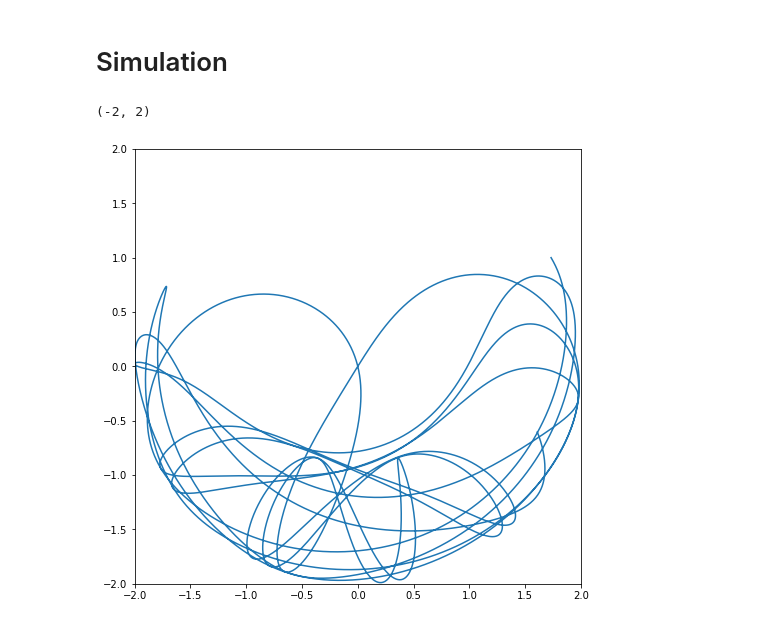
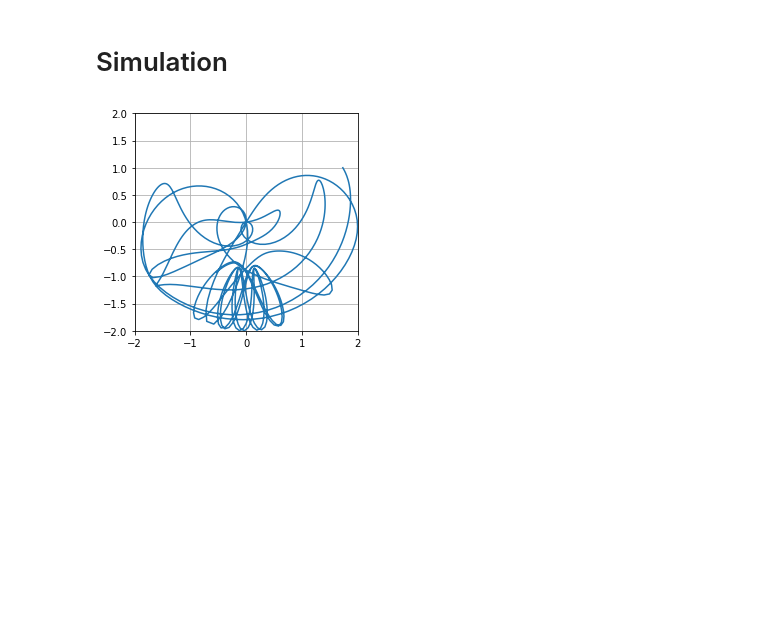
Before and after one commit to jefersonjlima/2dof-arm, a Jupyter notebook: notebook/Robotic_Arm.ipynb, the cells around one changed output. Cells and saved outputs as stored; diff of their text form; code cells hidden in the pictures; blank space fills up the shorter version.

Commit message:
add animation

```diff
--- a/notebook/Robotic_Arm.ipynb
+++ b/notebook/Robotic_Arm.ipynb
@@ -55,18 +58,18 @@ def robot(t,X):
 
     # Inertial matrix
     Bq = np.array([
-                [(M1+M2)*L1**2+M2*L2**2+2*M2*L1*L2*np.cos(q2)  ,  M2*L2**2+M2*L1*L2*np.cos(q2)],
-                [M2*L2**2+M2*L1*L2*np.cos(q2)                  , M2*L2**2]
+                [(M1+M2)*L1**2+M2*L2**2+2*M2*L1*L2*cos(q2)  ,  M2*L2**2+M2*L1*L2*cos(q2)],
+                [M2*L2**2+M2*L1*L2*cos(q2)                  , M2*L2**2]
                     ])
     # C Matrix
     Cq = np.array([
-                    [-M2*L1*L2*np.sin(q2)*(2*dq1*dq2+dq2**2)],
-                    [-M2*L1*L2*np.sin(q2)*dq1*dq2]
+                    [-M2*L1*L2*sin(q2)*(2*dq1*dq2+dq2**2)],
+                    [-M2*L1*L2*sin(q2)*dq1*dq2]
                     ])
     # Gravitational matrix
     Gq = np.array([
-                    [-(M1+M2)*g*L1*np.sin(q1)-M2*g*L2*np.sin(q1+q2)],
-                    [-M2*g*L2*np.sin(q1+q2)]
+                    [-(M1+M2)*g*L1*sin(q1)-M2*g*L2*sin(q1+q2)],
+                    [-M2*g*L2*sin(q1+q2)]
                    ])
 
     # Model
@@ -86,7 +89,7 @@ def robot(t,X):
 # %%
 # int
 x0 = np.array([np.pi/3, 0, 0, 0])
-t0 = 0; tf = 20; steps = 10000
+t0 = 0; tf = 20; steps = 1000
 
 t = np.linspace(t0, tf, steps)
 X = ode45(robot, t, x0)
@@ -98,16 +101,36 @@ dq1 = X[:,2]
 dq2 = X[:,3]
 
 # plot
-x1=L1*np.sin(q1)
+x1=L1*sin(q1)
 y1=L1*np.cos(q1)
-x2=L1*np.sin(q1)+L2*np.sin(q1+q2)
-y2=L1*np.cos(q1)+L2*np.cos(q1+q2)
+x2=L1*sin(q1)+L2*sin(q1+q2)
+y2=L1*cos(q1)+L2*cos(q1+q2)
-# %%
-plt.figure(figsize=(8,8))
-plt.plot(x2,y2)
-plt.ylim([-(L1+L2), L1+L2])
-plt.xlim([-(L1+L2), L1+L2])
-#plt.plot(x1,y1)
-# %% [output]
-(-2, 2)
-[figure, removed]
+# %%
+fig = plt.figure(figsize=(4,4))
+ax = fig.add_subplot(111, autoscale_on=False, xlim=(-2, 2), ylim=(-2, 2))
+ax.grid()
+plt.plot(x2,y2)
+
+
+line, = ax.plot([], [], 'o-', lw=2)
+time_template = 'time = %.1fs'
+time_text = ax.text(0.05, 0.9, '', transform=ax.transAxes)
+
+def init():
+    line.set_data([], [])
+    time_text.set_text('')
+    return line, time_text
+
+
+def animate(i):
+    thisx = [0, x1[i], x2[i]]
+    thisy = [0, y1[i], y2[i]]
+
+    line.set_data(thisx, thisy)
+#    time_text.set_text(time_template % (i*dt))
+    return line, time_text
+
+ani = animation.FuncAnimation(fig, animate, np.arange(1, len(X)),
+                              interval=25, blit=True, init_func=init);
+# %% [output]
+[figure, added]
```
Also changed, not shown: parts of 2 cells of this notebook.
